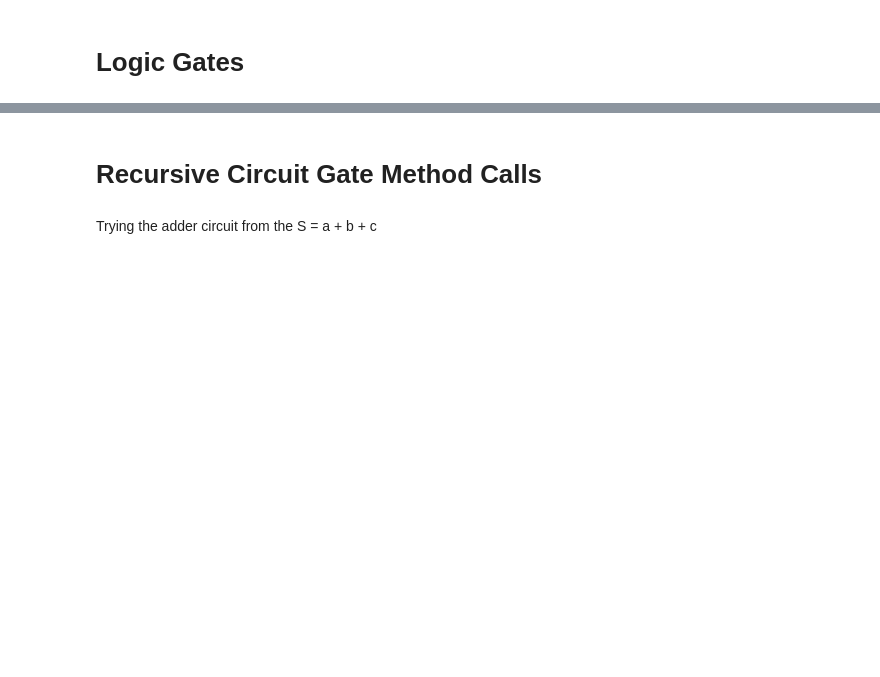
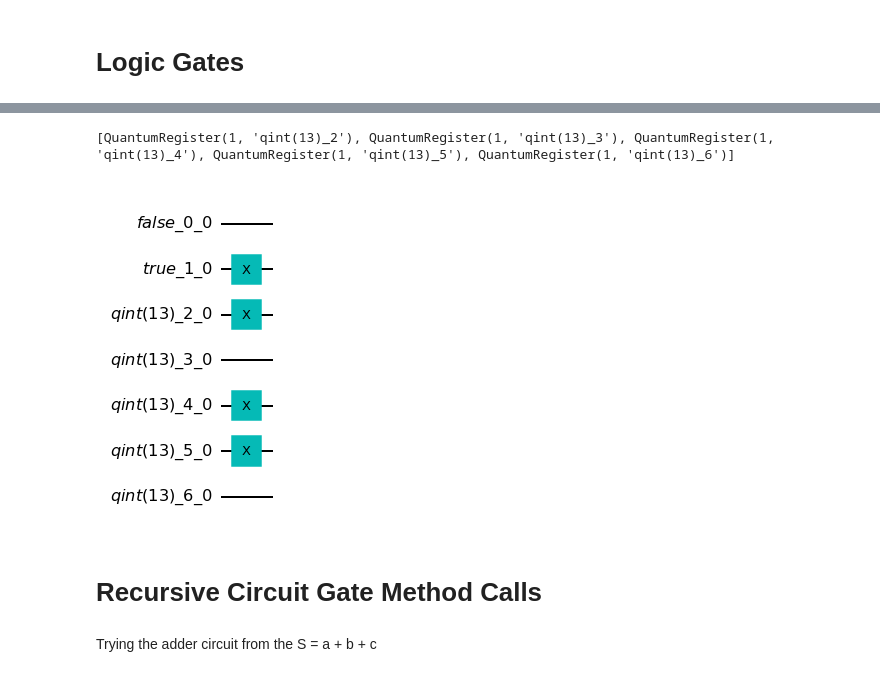
Before and after one commit to ABenoit0226/quantum-place-route, a Jupyter notebook: adder_logic_script.ipynb, the cells around one changed output, grey strips where cells are left out. Drawn from its saved outputs; the diff is of its cells as text; code cells hidden in the pictures; blank space fills up the shorter version.

```diff
--- a/adder_logic_script.ipynb
+++ b/adder_logic_script.ipynb
@@ -13,5 +13,9 @@ IBMQ.enable_account("83eab2c789e4b9b5030af0f6cdcf31f3efe4f59d505bff881e43504814b
 provider = IBMQ.get_provider(hub="ibm-q")
 # %%
+##
+##  A class to wrap the qiskit QuantumCircuit
+##    It can allocate registers in sequence, which is very useful
+##
 class QC:
     def __init__(self, genBarriers=True):
         self.regNum = 0
@@ -99,19 +103,29 @@ class QC:
     def draw(self, output='mpl'):
         return self.qc.draw(output=output)
 
-class Qinteger:
-    def __init__(self, qc, width, val = 0):
+##
+##  Create integers and sums for the supplied quantum circuit
+##
+class QArith:
+    def __init__(self, qc, width):
         self.qc = qc
         self.width = width
-        self.val = val
-        self.bitVal = []
+
+##
+##  Create the supplied value on the quantum circuit
+##     returns the list of quantum registers (least significant bit first)
+##        that represent the value
+##
+    def qint(self, val):
+        bitVal = []
         a = 1
-        for i in range(width):
-            t = qc.addReg("qint")
+        for i in range(self.width):
+            t = self.qc.addReg("qint("+str(val)+")")
             if val & a:
                 qc.qc.x(t)
-            a = a<<1
-            self.bitVal.append(t)
+            a = a << 1
+            bitVal.append(t)
+        return bitVal
 
 # class Adder(QC):
 #     def __init__(self, width):
@@ -193,3 +149,13 @@ qc.draw()
+# %%
+qc = QC()
+qi = QArith(qc, 5).qint(13)
+# r = qc.qand(qc.trueBit,qc.falseBit)
+# qc.qxor(qc.qor(qc.qnand(qc.qnot(r),r),qc.trueBit),r)
+print(qi)
+qc.draw()
+# %% [output]
+[QuantumRegister(1, 'qint(13)_2'), QuantumRegister(1, 'qint(13)_3'), QuantumRegister(1, 'qint(13)_4'), QuantumRegister(1, 'qint(13)_5'), QuantumRegister(1, 'qint(13)_6')]
+[figure, added]
 # %% [markdown]
 # Recursive Circuit Gate Method Calls
 # %% [markdown]
```
Also changed, not shown: parts of 2 cells of this notebook.
